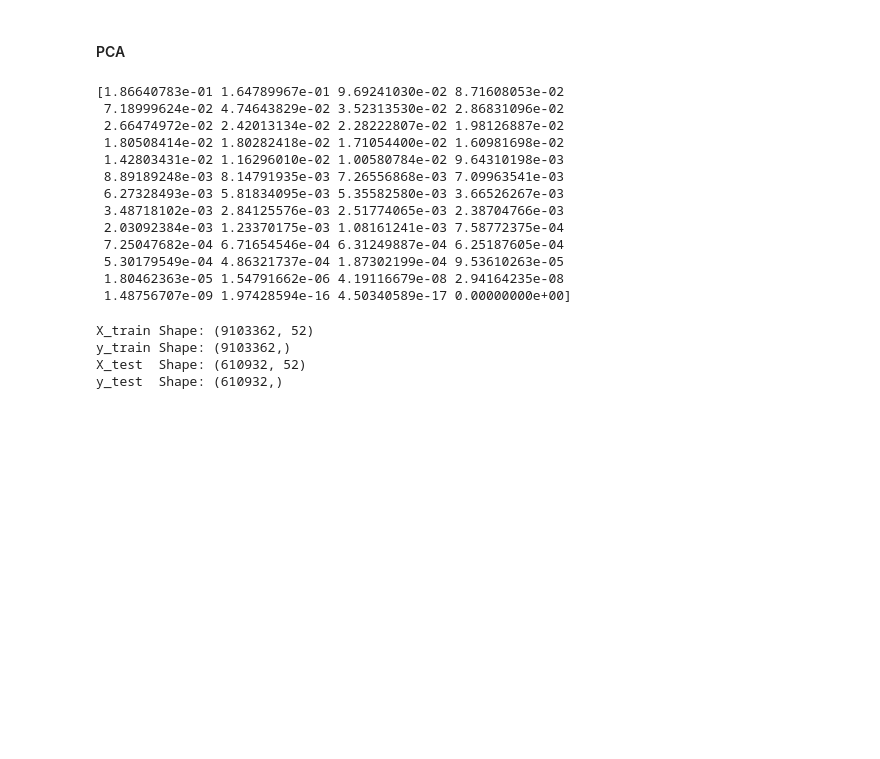
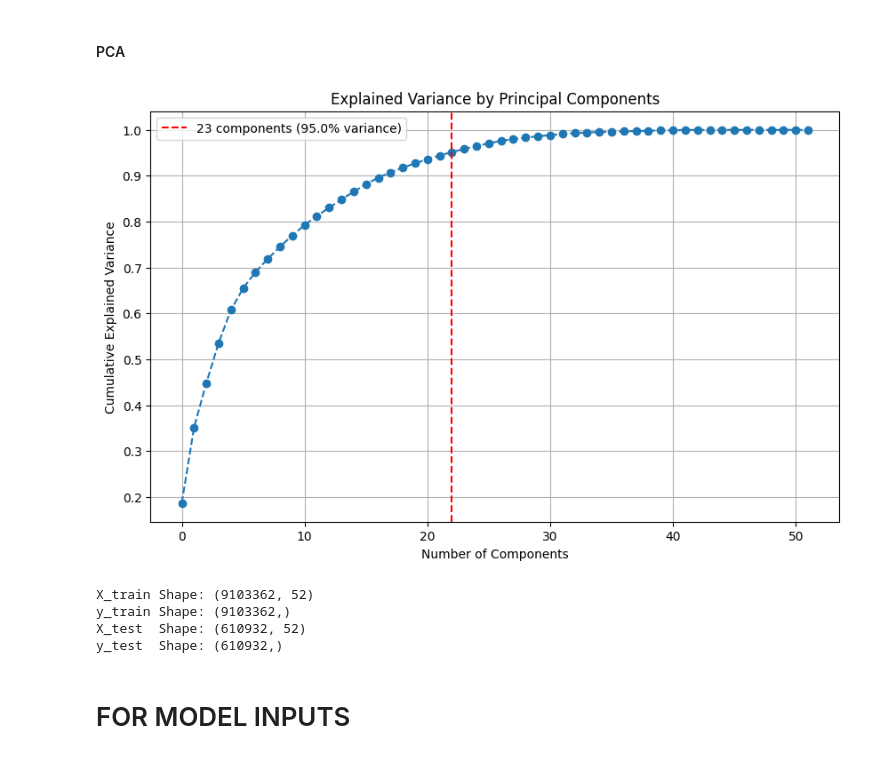
Before and after one commit to SantiagoEnriqueGA/drought_prediction_pytorch, a Jupyter notebook: droughtPrediction_DataEng.ipynb, the cells around one changed output. Drawn from its saved outputs; the diff is of its cells as text; code cells hidden in the pictures; blank space fills up the shorter version.

```diff
--- a/droughtPrediction_DataEng.ipynb
+++ b/droughtPrediction_DataEng.ipynb
@@ -71,11 +71,26 @@ soil_df = pd.read_csv('data/soil_data.csv')
 # %%
 # Function to filter outliers based on the 3-sigma rule
 def remove_outliers(df, columns):
+    """
+    Remove outliers from the specified columns in a DataFrame using the 3-sigma rule.
+
+    Parameters:
+    df (pd.DataFrame): The input DataFrame.
+    columns (list of str): The list of columns to apply the outlier removal.
+
+    Returns:
+    pd.DataFrame: The DataFrame with outliers removed.
+    """
     for col in columns:
+        # Calculate the mean and standard deviation for the current column
         mean = df[col].mean()
         std = df[col].std()
+
+        # Calculate the upper and lower limits using the 3-sigma rule
         upper_limit = mean + 3 * std
         lower_limit = mean - 3 * std
+
+        # Filter the DataFrame to exclude rows where the column value is outside the 3-sigma limits
         df = df[(df[col] <= upper_limit) & (df[col] >= lower_limit)]
     return df
 # %%
@@ -147,9 +156,12 @@ X_test = scaler.transform(X_test)
 # %% [markdown]
 #### Fixing class imbalance
 # %%
-# Upsampling using SMOTE
-sm = SMOTE(random_state = 5)
-X_train_ures_SMOTE, y_train_ures_SMOTE = sm.fit_resample(X_train, y_train.ravel())
+# Upsampling using SMOTE (Synthetic Minority Over-sampling Technique)
+
+sm = SMOTE(random_state = 1) # Instance of the SMOTE class
+
+# Apply SMOTE to the training data
+X_train_ures_SMOTE, y_train_ures_SMOTE = sm.fit_resample(X_train, y_train.to_numpy())
 # %%
 print('Before OverSampling, the shape of train_X: {}'.format(X_train.shape))
 print('Before OverSampling, the shape of train_y: {} \n'.format(y_train.shape))
@@ -185,16 +197,0 @@ X_test_SMOTE_PCA_transformed = pca.transform(X_test)
-# %%
-print(pca.explained_variance_ratio_)
-# %% [output]
-[1.86640783e-01 1.64789967e-01 9.69241030e-02 8.71608053e-02
- 7.18999624e-02 4.74643829e-02 3.52313530e-02 2.86831096e-02
- 2.66474972e-02 2.42013134e-02 2.28222807e-02 1.98126887e-02
- 1.80508414e-02 1.80282418e-02 1.71054400e-02 1.60981698e-02
- 1.42803431e-02 1.16296010e-02 1.00580784e-02 9.64310198e-03
- 8.89189248e-03 8.14791935e-03 7.26556868e-03 7.09963541e-03
- 6.27328493e-03 5.81834095e-03 5.35582580e-03 3.66526267e-03
- 3.48718102e-03 2.84125576e-03 2.51774065e-03 2.38704766e-03
- 2.03092384e-03 1.23370175e-03 1.08161241e-03 7.58772375e-04
- 7.25047682e-04 6.71654546e-04 6.31249887e-04 6.25187605e-04
- 5.30179549e-04 4.86321737e-04 1.87302199e-04 9.53610263e-05
- 1.80462363e-05 1.54791662e-06 4.19116679e-08 2.94164235e-08
- 1.48756707e-09 1.97428594e-16 4.50340589e-17 0.00000000e+00]
@@ -201,3 +202,26 @@ print(pca.explained_variance_ratio_)
+# %%
+# Calculate cumulative explained variance ratio
+cumulative_variance = np.cumsum(pca.explained_variance_ratio_)
+
+# Determine number of components that explain 95% of variance
+threshold = 0.95
+num_components = np.argmax(cumulative_variance >= threshold) + 1
+
+# Plot the explained variance ratio
+plt.figure(figsize=(10, 6))
+plt.plot(cumulative_variance, marker='o', linestyle='--')
+plt.xlabel('Number of Components')
+plt.ylabel('Cumulative Explained Variance')
+plt.title('Explained Variance by Principal Components')
+plt.grid()
+
+# Add vertical line for num_components
+plt.axvline(x=num_components - 1, color='r', linestyle='--', label=f'{num_components} components ({threshold * 100:.1f}% variance)')
+plt.legend()
+
+plt.show()
+# %% [output]
+[figure, added]
 # %%
 print(f"X_train Shape: {X_train_ures_SMOTE_PCAreduced.shape}")
 print(f"y_train Shape: {y_train_ures_SMOTE.shape}")
@@ -220 +244,3 @@ with open('data\Xy_trainTest.pkl', 'rb') as f:  # Python 3: open(..., 'rb')
     X_train, X_test, y_train, y_test = pickle.load(f)
+# %% [markdown]
+# FOR MODEL INPUTS
```
Also changed, not shown: parts of 10 cells of this notebook, 57 other files.
